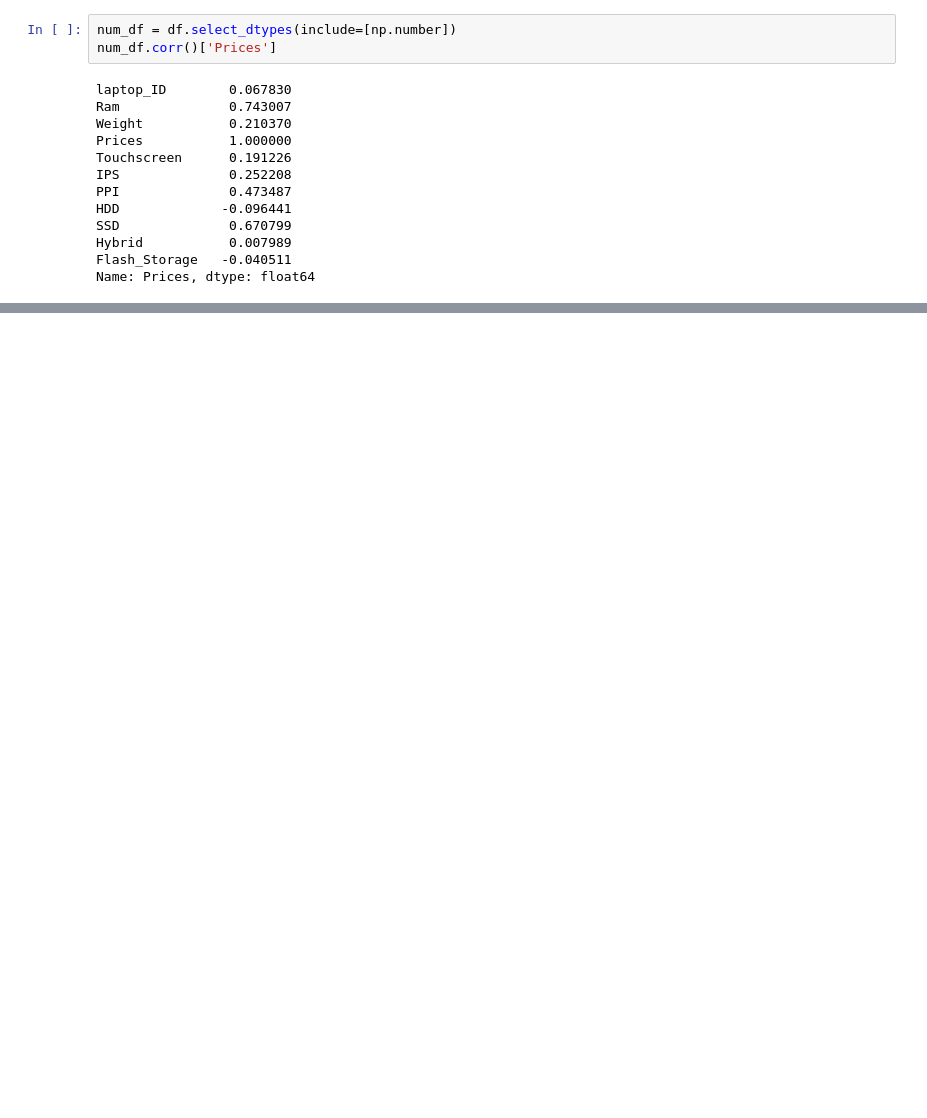
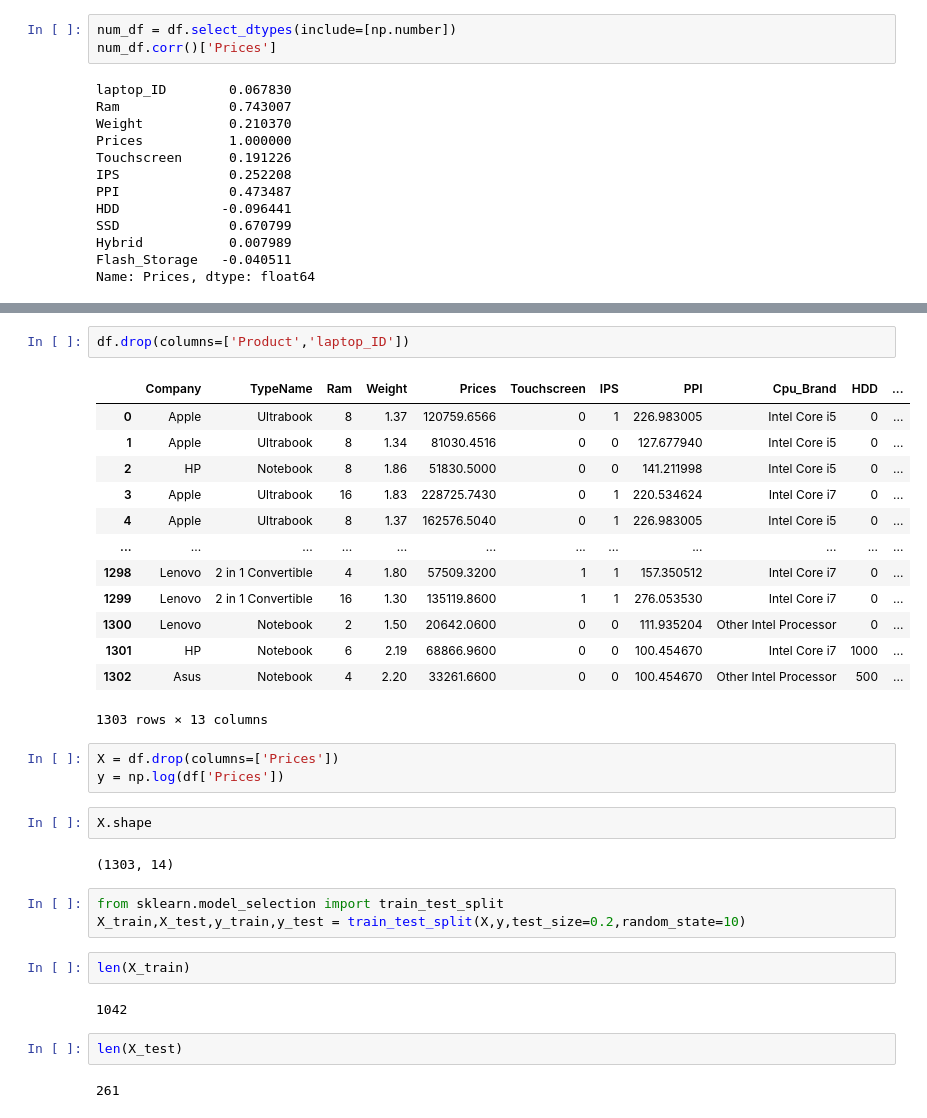
Before and after one commit to roshnimitra/Laptop-price-predictor, a Jupyter notebook: LPP.ipynb, the cells around one changed output, grey strips where cells are left out. Cells and saved outputs as stored; diff of their text form; blank space fills up the shorter version.

```diff
--- a/LPP.ipynb
+++ b/LPP.ipynb
@@ -922,0 +720,34 @@ pickle.dump(pipe,open('pipe.pkl','wb'))
+# %%
+df.drop(columns=['Product','laptop_ID'])
+# %% [output]
+|  | Company | TypeName | Ram | Weight | Prices | Touchscreen | IPS | PPI | Cpu_Brand | HDD | ... |
+| 0 | Apple | Ultrabook | 8 | 1.37 | 120759.6566 | 0 | 1 | 226.983005 | Intel Core i5 | 0 | ... |
+| 1 | Apple | Ultrabook | 8 | 1.34 | 81030.4516 | 0 | 0 | 127.677940 | Intel Core i5 | 0 | ... |
+| 2 | HP | Notebook | 8 | 1.86 | 51830.5000 | 0 | 0 | 141.211998 | Intel Core i5 | 0 | ... |
+| 3 | Apple | Ultrabook | 16 | 1.83 | 228725.7430 | 0 | 1 | 220.534624 | Intel Core i7 | 0 | ... |
+| 4 | Apple | Ultrabook | 8 | 1.37 | 162576.5040 | 0 | 1 | 226.983005 | Intel Core i5 | 0 | ... |
+| ... | ... | ... | ... | ... | ... | ... | ... | ... | ... | ... | ... |
+| 1298 | Lenovo | 2 in 1 Convertible | 4 | 1.80 | 57509.3200 | 1 | 1 | 157.350512 | Intel Core i7 | 0 | ... |
+| 1299 | Lenovo | 2 in 1 Convertible | 16 | 1.30 | 135119.8600 | 1 | 1 | 276.053530 | Intel Core i7 | 0 | ... |
+| 1300 | Lenovo | Notebook | 2 | 1.50 | 20642.0600 | 0 | 0 | 111.935204 | Other Intel Processor | 0 | ... |
+| 1301 | HP | Notebook | 6 | 2.19 | 68866.9600 | 0 | 0 | 100.454670 | Intel Core i7 | 1000 | ... |
+| 1302 | Asus | Notebook | 4 | 2.20 | 33261.6600 | 0 | 0 | 100.454670 | Other Intel Processor | 500 | ... |
+1303 rows × 13 columns
+# %%
+X = df.drop(columns=['Prices'])
+y = np.log(df['Prices'])
+# %%
+X.shape
+# %% [output]
+(1303, 14)
+# %%
+from sklearn.model_selection import train_test_split
+X_train,X_test,y_train,y_test = train_test_split(X,y,test_size=0.2,random_state=10)
+# %%
+len(X_train)
+# %% [output]
+1042
+# %%
+len(X_test)
+# %% [output]
+261
```
Also changed, not shown: parts of 98 cells of this notebook, 2 other files.
